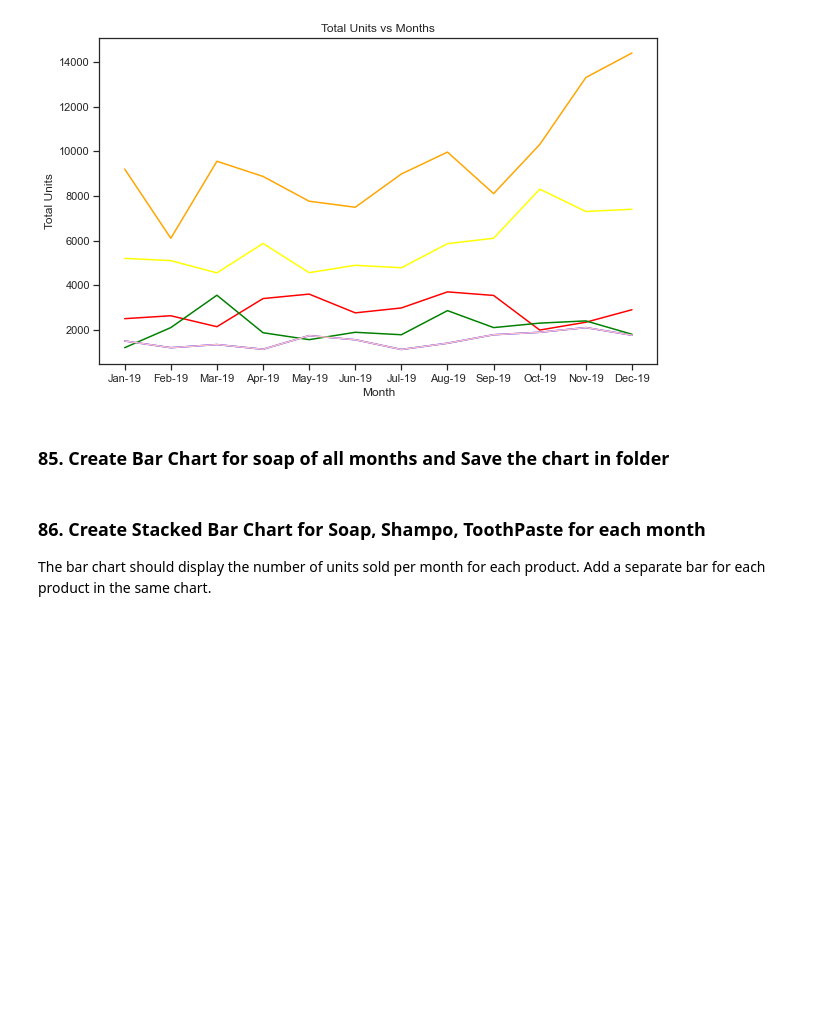
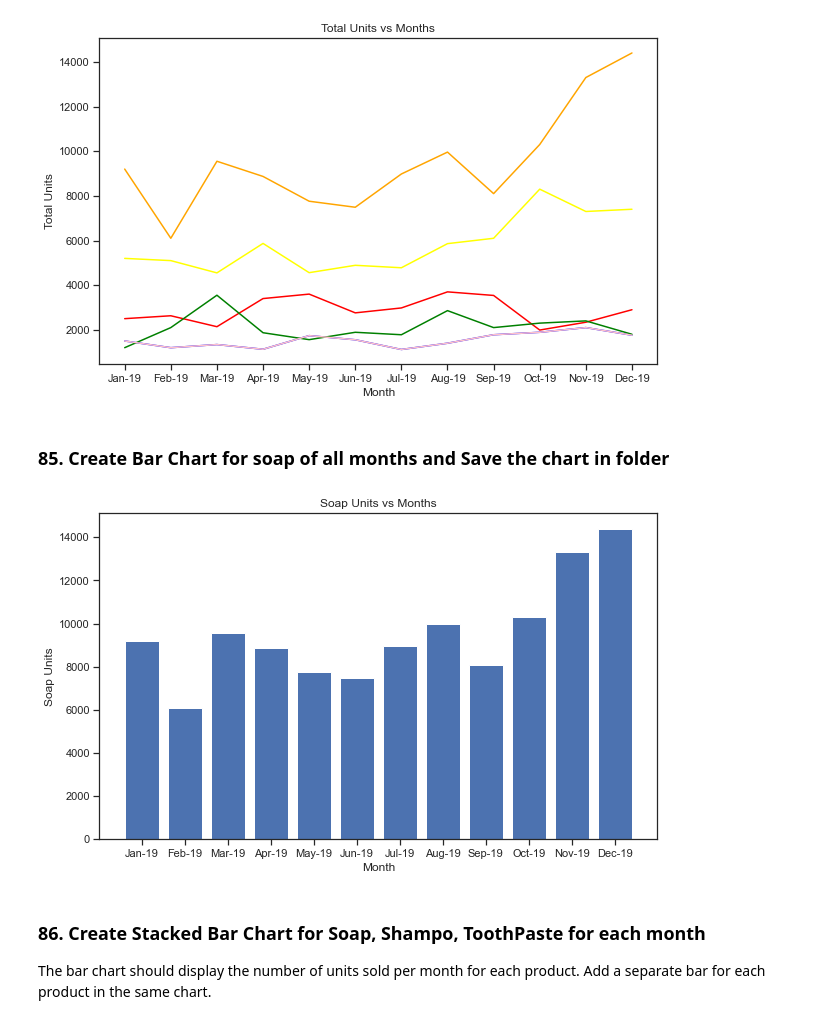
Before and after one commit to sakshisv/Basic-Data-Manipulation-Visualization-Exercise, a Jupyter notebook: Basic_Data_Manipulation_Visualization_Exercise.ipynb, the cells around one changed output. Saved outputs shown, nothing was run; the diff lists cells and outputs as text; code cells hidden in the pictures; blank space fills up the shorter version.

```diff
--- a/Basic_Data_Manipulation_Visualization_Exercise.ipynb
+++ b/Basic_Data_Manipulation_Visualization_Exercise.ipynb
@@ -1711,3 +1709,13 @@ plt.bar
+# %%
+plt.figure(figsize = (10,6))
+plt.bar(x = company_data['Month'], height = company_data['Soap'])
+plt.xlabel('Month')
+plt.ylabel('Soap Units')
+plt.title('Soap Units vs Months')
+plt.savefig('soap.png')
+plt.show()
+# %% [output]
+[figure, added]
 # %% [markdown]
 ### 86. Create Stacked Bar Chart for Soap, Shampo, ToothPaste for each month
 The bar chart should display the number of units sold per month for each product. Add a separate bar for each product in the same chart.
```
Also changed, not shown: parts of 14 cells of this notebook, 1 other file.
